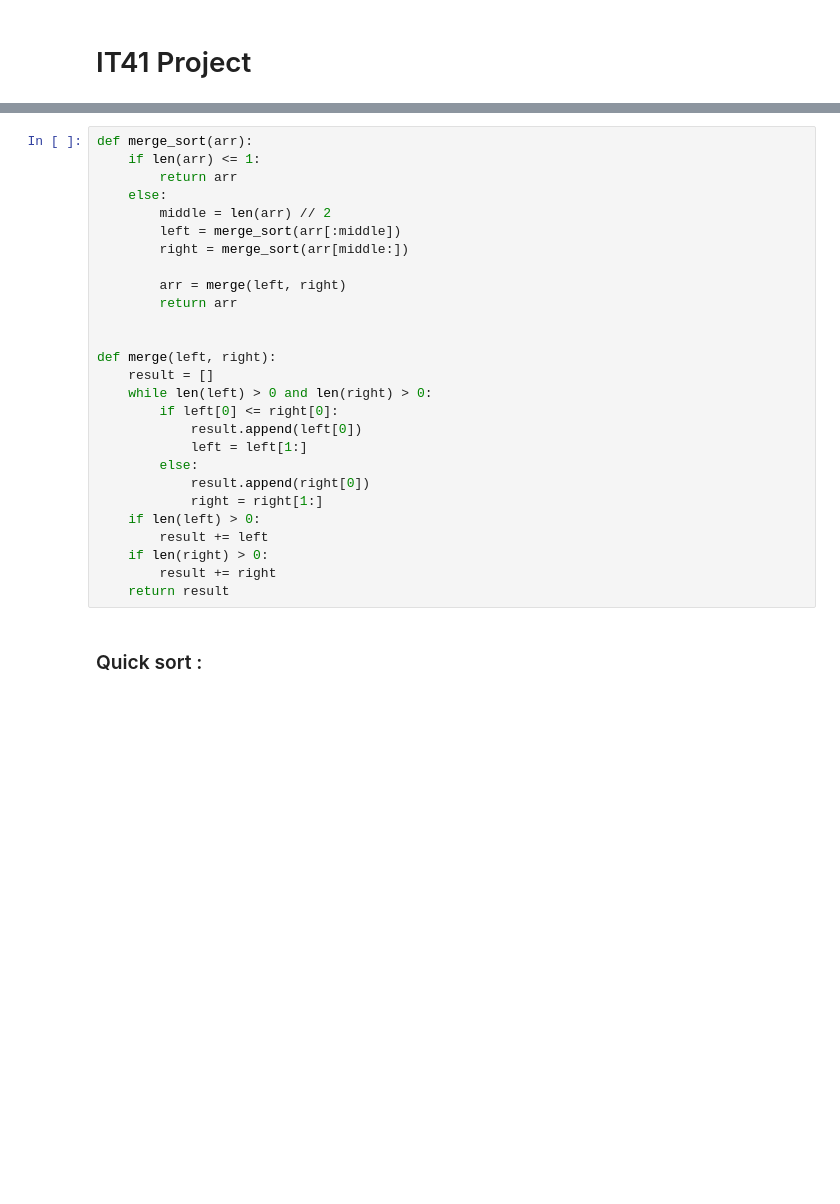
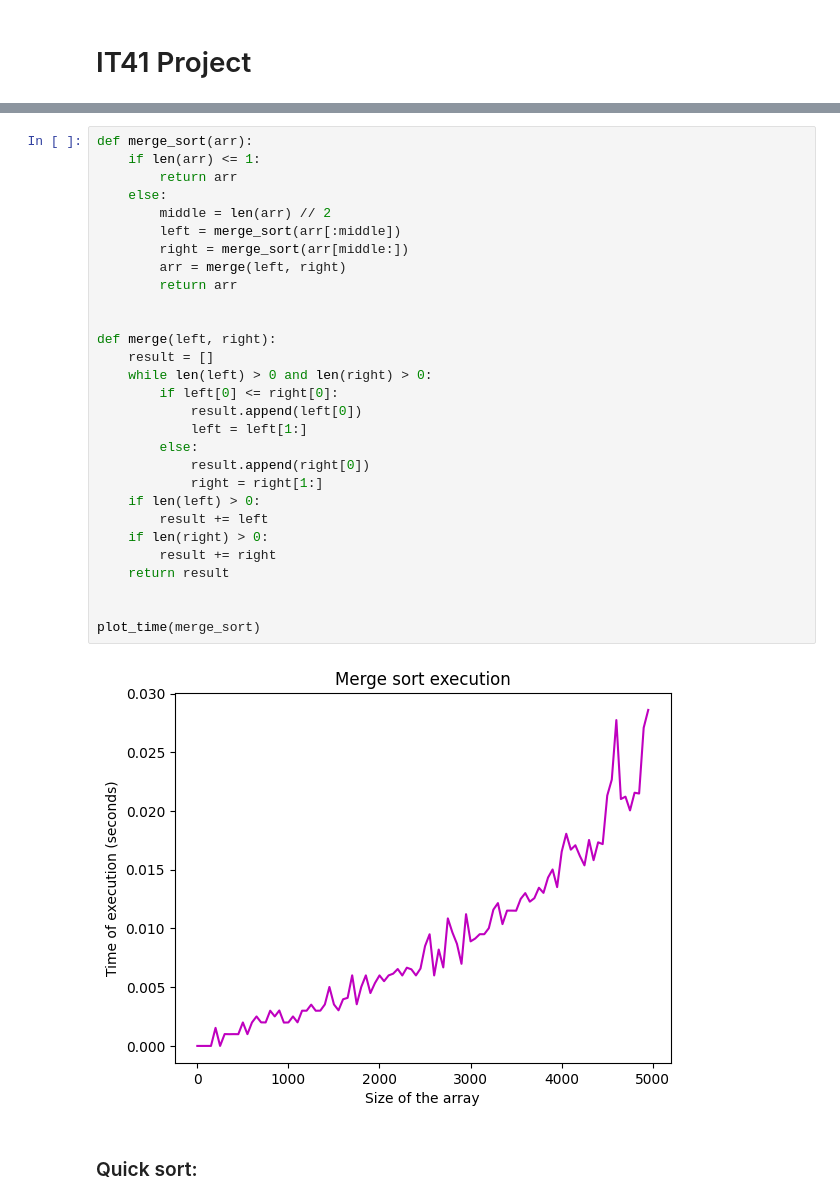
Before and after one commit to gilles-maurer/IT41_SortingAlgorithms, a Jupyter notebook: projet_IT41.ipynb, the cells around one changed output, grey strips where cells are left out. Saved outputs shown, nothing was run; the diff lists cells and outputs as text; blank space fills up the shorter version.

```diff
--- a/projet_IT41.ipynb
+++ b/projet_IT41.ipynb
@@ -58,30 +121,34 @@ def selection_sort(arr):
 # %%
 def merge_sort(arr):
     if len(arr) <= 1:
         return arr
     else:
         middle = len(arr) // 2
         left = merge_sort(arr[:middle])
         right = merge_sort(arr[middle:])
-
         arr = merge(left, right)
         return arr
 
 
 def merge(left, right):
     result = []
     while len(left) > 0 and len(right) > 0:
         if left[0] <= right[0]:
             result.append(left[0])
             left = left[1:]
         else:
             result.append(right[0])
             right = right[1:]
     if len(left) > 0:
         result += left
     if len(right) > 0:
         result += right
     return result
+
+
+plot_time(merge_sort)
+# %% [output]
+[figure, added]
 # %% [markdown]
-### Quick sort :
+### Quick sort:
 # %%
```
Also changed, not shown: parts of 13 cells of this notebook.
